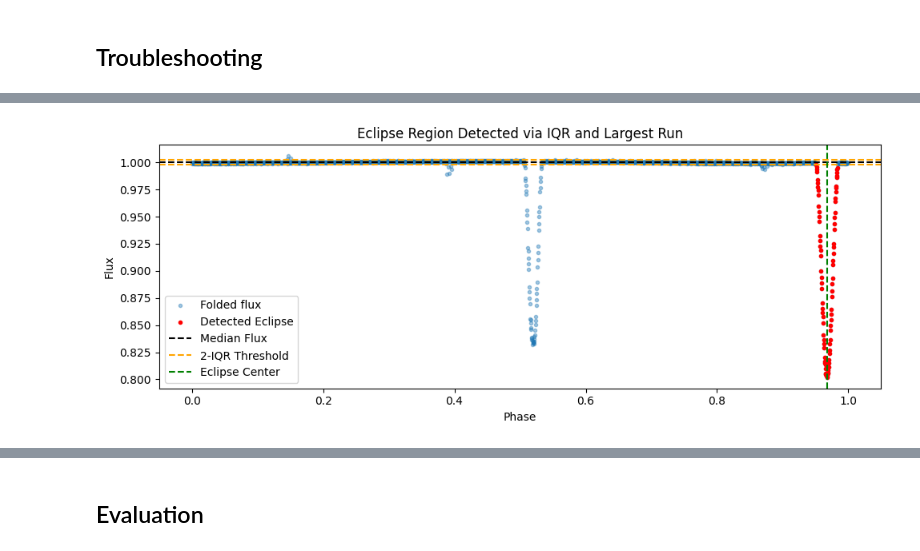
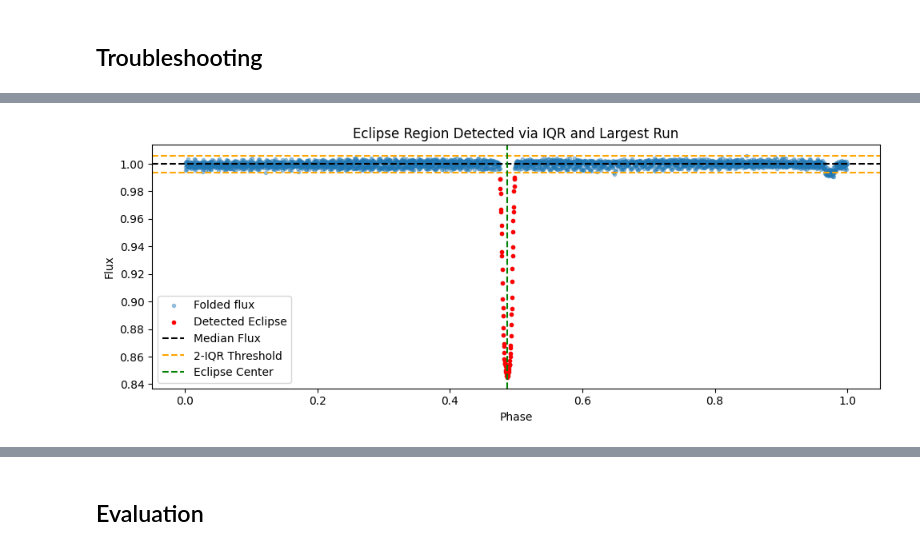
Before and after one commit to sfremy/astro_tools, a Jupyter notebook: prefold_automated.ipynb, the cells around one changed output, grey strips where cells are left out. Saved outputs shown, nothing was run; the diff lists cells and outputs as text; code cells hidden in the pictures.

```diff
--- a/prefold_automated.ipynb
+++ b/prefold_automated.ipynb
@@ -253,19 +460,5 @@ All requirements loaded successfully.
 # %%
-'''
-time_dict = {12351927: k413,
-             9632895: k453, # Check secondary eclipse
-             4862625: k64, # Incomplete
-             6504534: k1661, #PROBLEM - Convolution
-             6762829: k38,
-             10020423: k47,
-             5473556: k1647} #PROBLEM - Convolution
-'''
-
-eb_df = pd.read_csv('keplerebs.villanova.edu', skiprows=7).drop_duplicates(subset=['#KIC'])
-
-kic = 5473556
-
-t, f, ferr, p, _ = download_lightcurve(kic)
+p = 7.4483776
 
 phase = (t % p) / p
 
@@ -303,34 +496,34 @@ else:
 
 duration = len(clean_flux[eclipse_mask]) * p / 3000 * 1.2
 t0_phase_1 = np.mean([clean_phase[eclipse_mask][-1], clean_phase[eclipse_mask][0]])
 t0_1 = t0_phase_1 * p
 
 # ------------------------------------------------------------------------
 
 plt.figure(figsize=(10, 4))
 
 # If you don't already have phase defined:
 phase = np.linspace(0, 1, len(clean_flux), endpoint=False)
 
 plt.plot(clean_phase, clean_flux, '.', alpha=0.4, label='Folded flux')
 plt.plot(clean_phase[eclipse_mask], clean_flux[eclipse_mask], 'r.', label='Detected Eclipse')
 
 plt.xlabel("Phase")
 plt.ylabel("Flux")
 plt.title("Eclipse Region Detected via IQR and Largest Run")
 
 # Horizontal reference lines
 median_flux = np.median(clean_flux)
 plt.axhline(median_flux, color='k', linestyle='--', label='Median Flux')
 plt.axhline(median_flux - 2 * iqr, color='orange', linestyle='--', label='2-IQR Threshold')
 plt.axhline(median_flux + 2 * iqr, color='orange', linestyle='--')
 plt.axvline(t0_phase_1, color='g', linestyle='--', label='Eclipse Center')
 
 plt.legend()
 plt.tight_layout()
 plt.show()
 # %% [output]
-[figure, old version]
+[figure, new version]
 # %%
 eclipse_half_width = 0.5 * duration  # in time units
 
```
Also changed, not shown: parts of 18 cells of this notebook.
